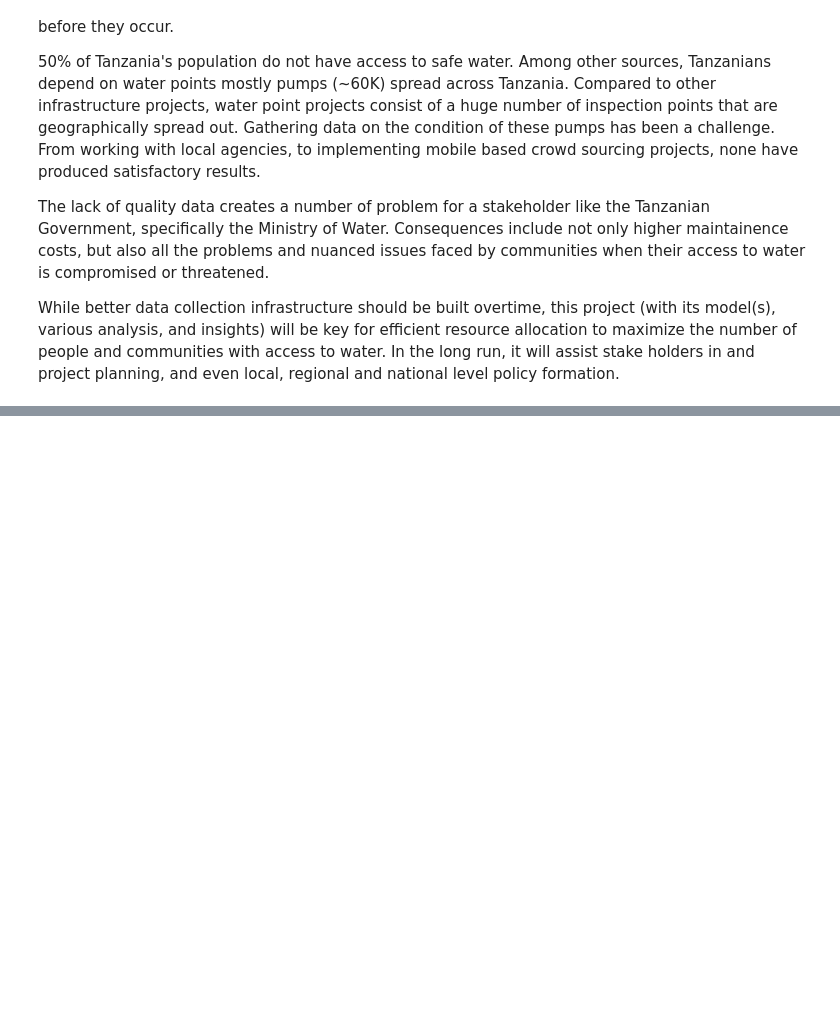
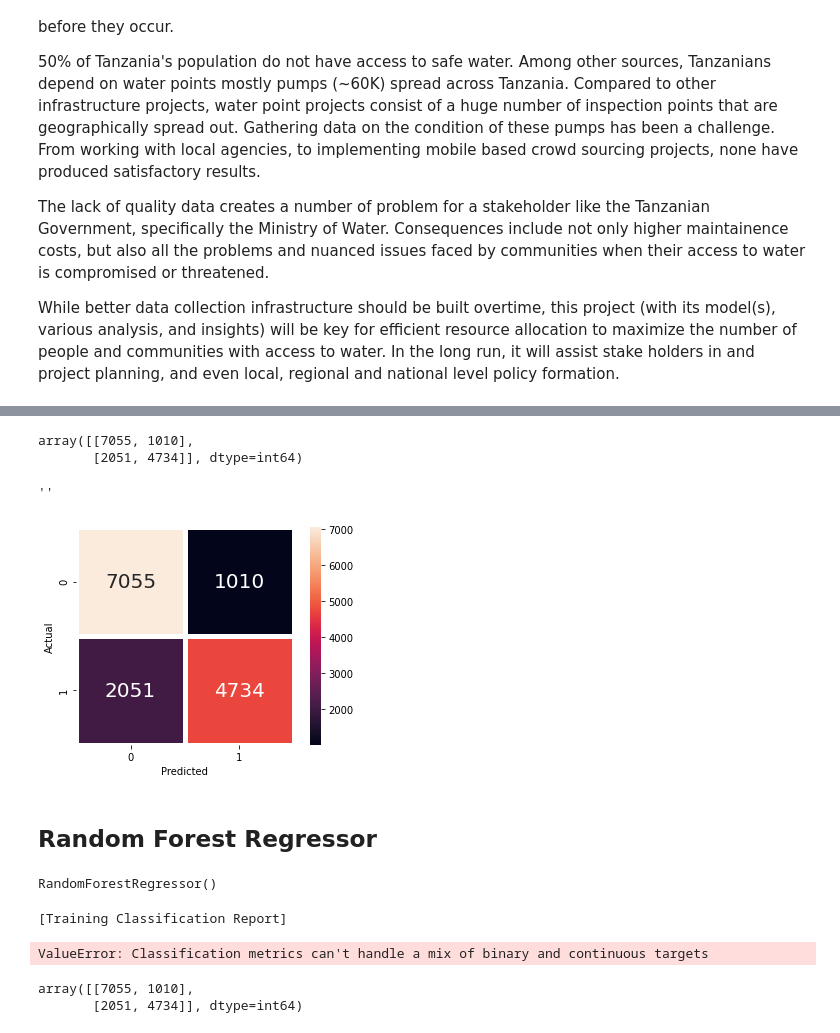
Before and after one commit to TashiNyangmi/pump_it_up, a Jupyter notebook: pump_it_up/notebooks/4. Modeling.ipynb, the cells around one changed output, grey strips where cells are left out. Drawn from its saved outputs; the diff is of its cells as text; code cells hidden in the pictures; blank space fills up the shorter version.

```diff
--- a/pump_it_up/notebooks/4. Modeling.ipynb
+++ b/pump_it_up/notebooks/4. Modeling.ipynb
@@ -143,0 +79,3 @@ df['target_var'].value_counts(normalize = True) * 100
+# %%
+replace_dict = {'functional':0,'non functional':1, 'functional needs repair':1}
+y= np.array([replace_dict[i] for i in df['target_var'].values]) # target
@@ -143,0 +86,3 @@ df['target_var'].value_counts(normalize = True) * 100
+# %%
+# splitting the data into testing and training sets
+Xlr, Xtestlr, ylr, ytestlr = train_test_split(X, y, random_state=25, stratify = y)
@@ -143,0 +115,5 @@ df['target_var'].value_counts(normalize = True) * 100
+# %%
+logreg = LogisticRegression(max_iter = 2500)
+
+# Fit the model on the training data.
+logreg.fit(Xlr, ylr)
@@ -143,0 +122,12 @@ df['target_var'].value_counts(normalize = True) * 100
+# %%
+y_predict_test = logreg.predict(Xtestlr)
+
+print("[Test] Accuracy score (y_predict_test, ytestlr):",accuracy_score(y_predict_test, ytestlr))
+
+print("\n")
+print("[Test] Accuracy score: (ytestlr, y_predict_test)",accuracy_score(ytestlr, y_predict_test))
+
+# AJS: also printout the training score
+y_predict_training = logreg.predict(Xlr)
+print("\n")
+print("[Training] Accuracy score: (ylr, y_predict_training)",accuracy_score(ylr, y_predict_training))
@@ -143,0 +172,27 @@ df['target_var'].value_counts(normalize = True) * 100
+# %%
+confusion_matrix(ytestlr, y_predict_test)
+# %% [output]
+array([[7055, 1010],
+       [2051, 4734]], dtype=int64)
+# %%
+sns.heatmap(confusion_matrix(ytestlr, y_predict_test),
+            annot = True,
+            square = True,
+            linewidths = 5,
+            annot_kws = {'size' : 20},
+            fmt = 'd')
+plt.ylabel('Actual')
+plt.xlabel('Predicted')
+;
+# %% [output]
+''
+[figure, added]
+# %% [markdown]
+<h2> Random Forest Regressor </h2>
+# %%
+rf = RandomForestRegressor()
+
+# Fit the model on the training data.
+rf.fit(Xlr, ylr)
+# %% [output]
+RandomForestRegressor()
@@ -143,0 +204,11 @@ df['target_var'].value_counts(normalize = True) * 100
+# %%
+from sklearn.metrics import classification_report, confusion_matrix
+
+print("[Training Classification Report]")
+print(classification_report(ylr, y_predict_training))
+
+print("[Test Classification Report]")
+print(classification_report(ytestlr, y_predict_test))
+# %% [output]
+[Training Classification Report]
+ValueError: Classification metrics can't handle a mix of binary and continuous targets
@@ -143,0 +217,5 @@ df['target_var'].value_counts(normalize = True) * 100
+# %%
+confusion_matrix(ytestlr, y_predict_test)
+# %% [output]
+array([[7055, 1010],
+       [2051, 4734]], dtype=int64)
```
Also changed, not shown: parts of 53 cells of this notebook, 1 other file.
